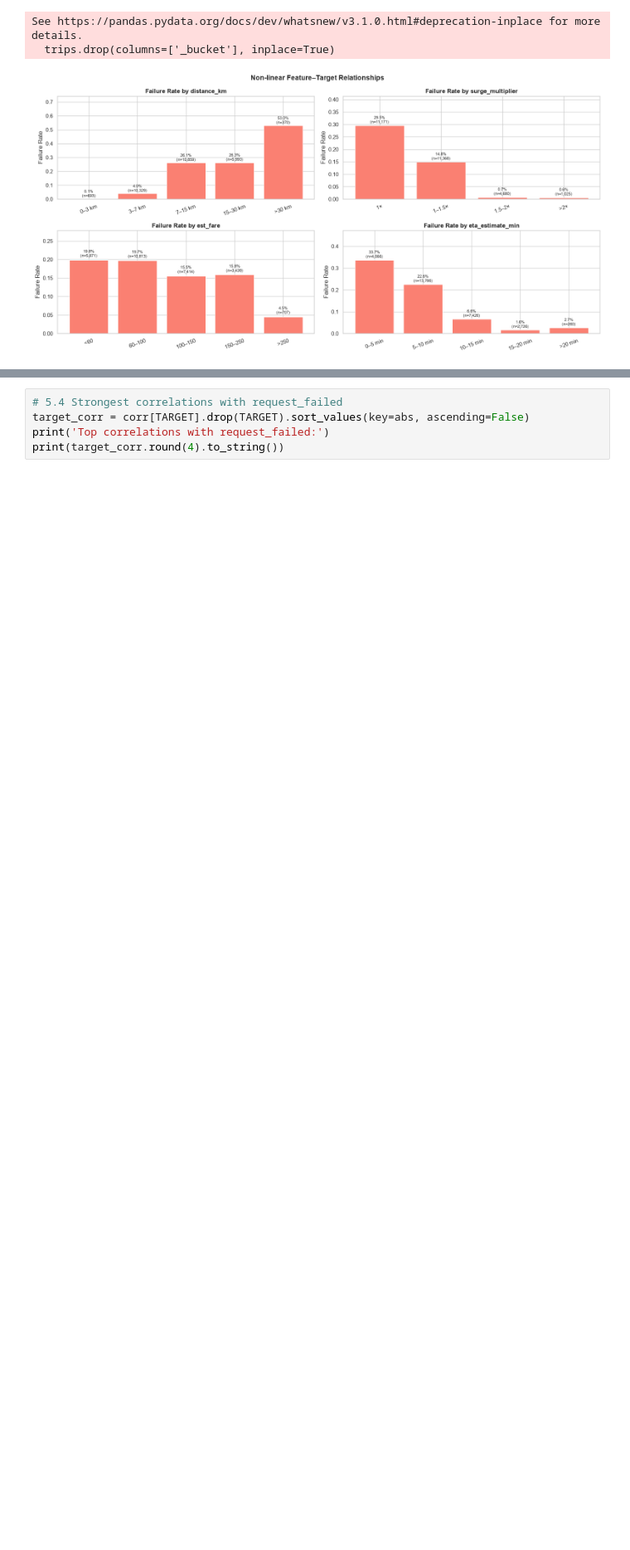
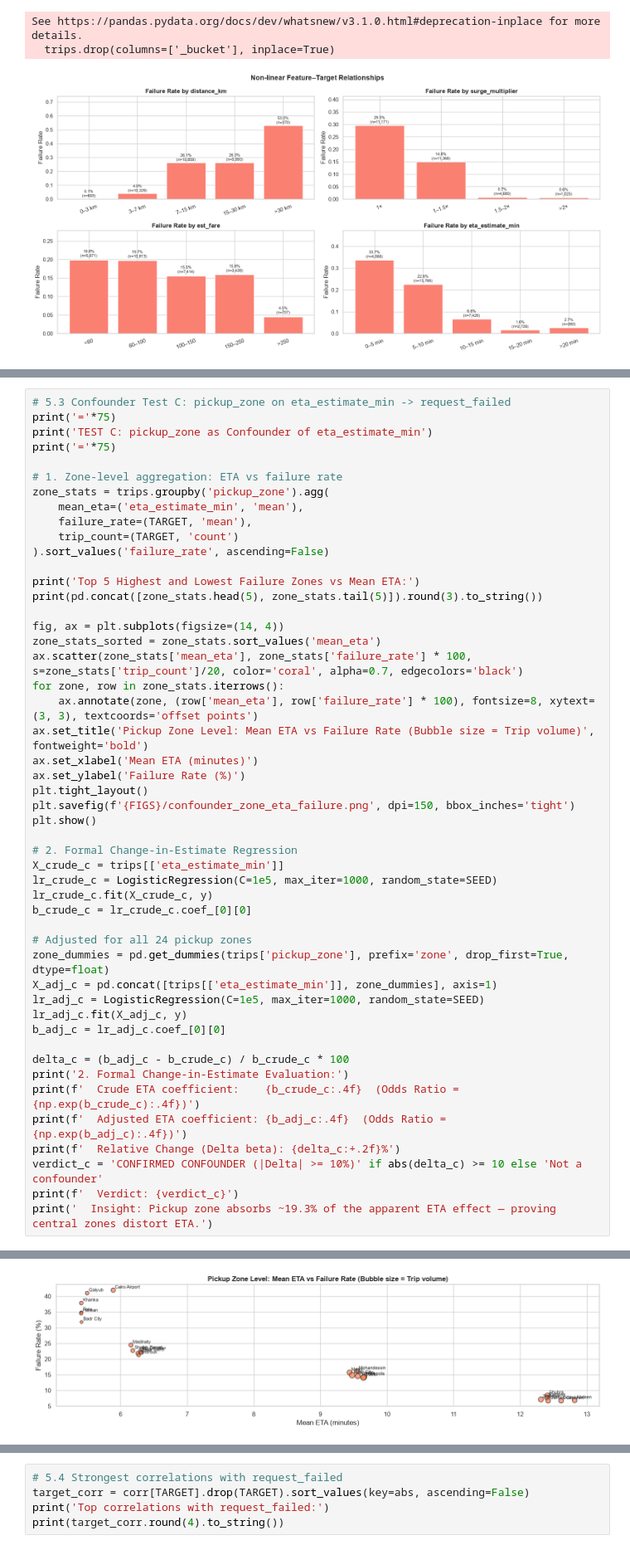
Before and after one commit to bassant2005/cairogo-ride-failure-prediction, a Jupyter notebook: notebooks/02_unit_shift_confounding.ipynb, the cells around one changed output, grey strips where cells are left out. Shown at 83% size. Saved outputs shown, nothing was run; the diff lists cells and outputs as text; blank space fills up the shorter version.

```diff
--- a/notebooks/02_unit_shift_confounding.ipynb
+++ b/notebooks/02_unit_shift_confounding.ipynb
@@ -428,0 +494,50 @@ hour
+# %%
+# 5.3 Confounder Test C: pickup_zone on eta_estimate_min -> request_failed
+print('='*75)
+print('TEST C: pickup_zone as Confounder of eta_estimate_min')
+print('='*75)
+
+# 1. Zone-level aggregation: ETA vs failure rate
+zone_stats = trips.groupby('pickup_zone').agg(
+    mean_eta=('eta_estimate_min', 'mean'),
+    failure_rate=(TARGET, 'mean'),
+    trip_count=(TARGET, 'count')
+).sort_values('failure_rate', ascending=False)
+
+print('Top 5 Highest and Lowest Failure Zones vs Mean ETA:')
+print(pd.concat([zone_stats.head(5), zone_stats.tail(5)]).round(3).to_string())
+
+fig, ax = plt.subplots(figsize=(14, 4))
+zone_stats_sorted = zone_stats.sort_values('mean_eta')
+ax.scatter(zone_stats['mean_eta'], zone_stats['failure_rate'] * 100, s=zone_stats['trip_count']/20, color='coral', alpha=0.7, edgecolors='black')
+for zone, row in zone_stats.iterrows():
+    ax.annotate(zone, (row['mean_eta'], row['failure_rate'] * 100), fontsize=8, xytext=(3, 3), textcoords='offset points')
+ax.set_title('Pickup Zone Level: Mean ETA vs Failure Rate (Bubble size = Trip volume)', fontweight='bold')
+ax.set_xlabel('Mean ETA (minutes)')
+ax.set_ylabel('Failure Rate (%)')
+plt.tight_layout()
+plt.savefig(f'{FIGS}/confounder_zone_eta_failure.png', dpi=150, bbox_inches='tight')
+plt.show()
+
+# 2. Formal Change-in-Estimate Regression
+X_crude_c = trips[['eta_estimate_min']]
+lr_crude_c = LogisticRegression(C=1e5, max_iter=1000, random_state=SEED)
+lr_crude_c.fit(X_crude_c, y)
+b_crude_c = lr_crude_c.coef_[0][0]
+
+# Adjusted for all 24 pickup zones
+zone_dummies = pd.get_dummies(trips['pickup_zone'], prefix='zone', drop_first=True, dtype=float)
+X_adj_c = pd.concat([trips[['eta_estimate_min']], zone_dummies], axis=1)
+lr_adj_c = LogisticRegression(C=1e5, max_iter=1000, random_state=SEED)
+lr_adj_c.fit(X_adj_c, y)
+b_adj_c = lr_adj_c.coef_[0][0]
+
+delta_c = (b_adj_c - b_crude_c) / b_crude_c * 100
+print('2. Formal Change-in-Estimate Evaluation:')
+print(f'  Crude ETA coefficient:    {b_crude_c:.4f}  (Odds Ratio = {np.exp(b_crude_c):.4f})')
+print(f'  Adjusted ETA coefficient: {b_adj_c:.4f}  (Odds Ratio = {np.exp(b_adj_c):.4f})')
+print(f'  Relative Change (Delta beta): {delta_c:+.2f}%')
+verdict_c = 'CONFIRMED CONFOUNDER (|Delta| >= 10%)' if abs(delta_c) >= 10 else 'Not a confounder'
+print(f'  Verdict: {verdict_c}')
+print('  Insight: Pickup zone absorbs ~19.3% of the apparent ETA effect — proving central zones distort ETA.')
+# %% [output]
@@ -428,0 +560 @@ hour
+[figure, added]
```
Also changed, not shown: parts of 6 cells of this notebook.
